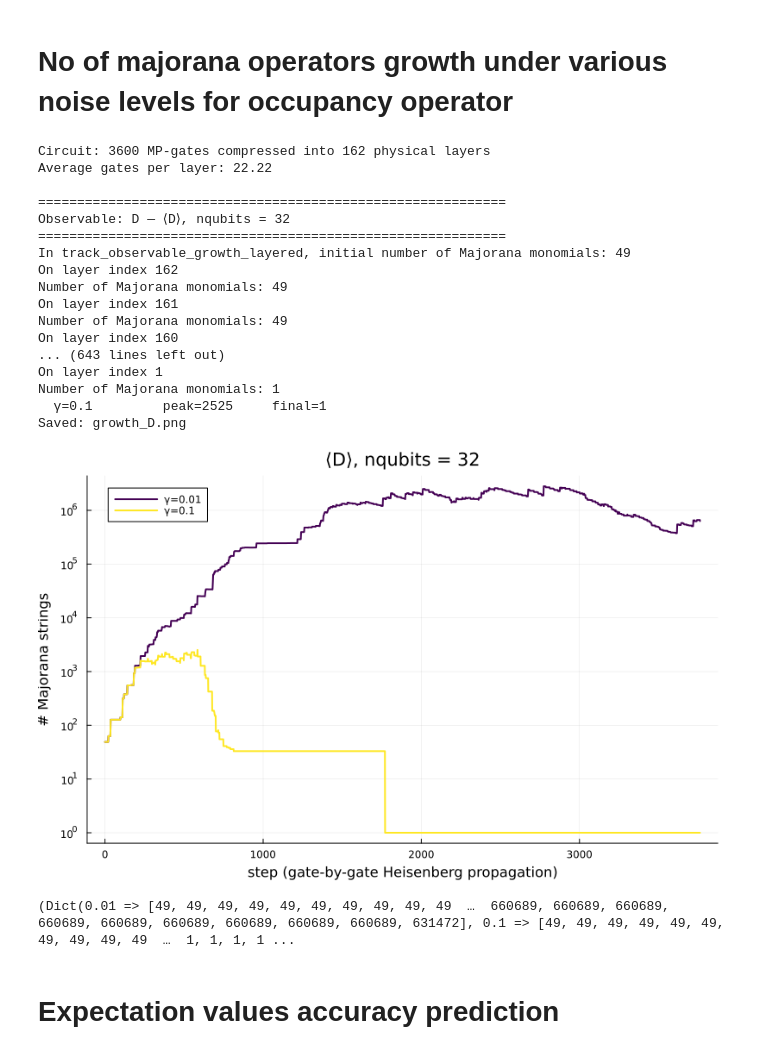
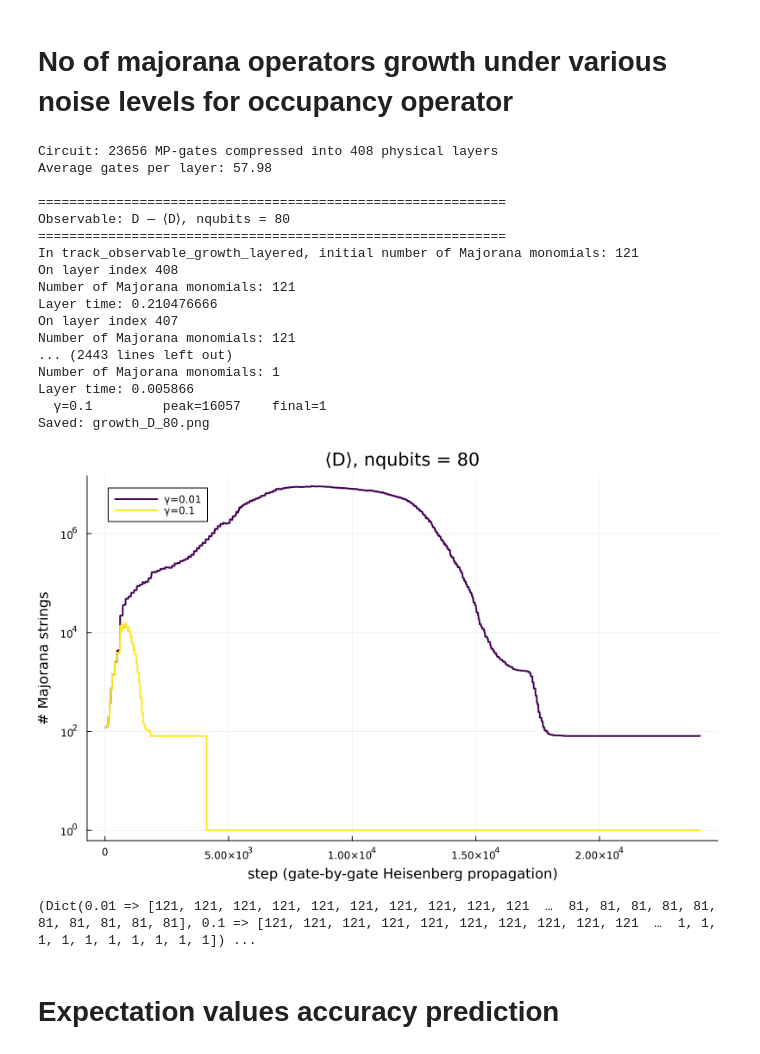
Before and after one commit to rmlarose/MajoranaPropagation.jl, a Jupyter notebook: src/simulate_ansatz.ipynb, the cells around one changed output. Drawn from its saved outputs; the diff is of its cells as text; code cells hidden in the pictures.

Commit message:
Add timing; 80 qubit circuit H chain results.

```diff
--- a/src/simulate_ansatz.ipynb
+++ b/src/simulate_ansatz.ipynb
@@ -23,0 +26,2 @@ using Printf
+# %%
+circuit_fname = "lucj_hchain_40_atoms.json"
@@ -516,7 +522,7 @@ end
 # Assumes the JSON file is in the same directory as this notebook.
 # If it isn't, pass the full path or adjust @__DIR__ accordingly.
 
-json_path = joinpath(@__DIR__, "lucj_params.json")
+json_path = joinpath(@__DIR__, circuit_fname)
 
 orbital_rotation_data, diag_mats_data, final_rotation_data, time, norb, nelectron =
     load_lucj_params(json_path)
@@ -1246,6 +1252,7 @@ function track_observable_growth_layered(gates, thetas, obs_builder, n_qubits;
     ngates = length(gates)
     # Heisenberg: walk layers in REVERSE order
     for layer_idx in length(layers):-1:1
+        start = time_ns()
         println("On layer index $layer_idx")
         # Apply all gates in this layer
         for k in layers[layer_idx]
@@ -1265,6 +1272,8 @@ function track_observable_growth_layered(gates, thetas, obs_builder, n_qubits;
             push!(sizes, length(obs))   # record post-noise size as its own data point
         end
         println("Number of Majorana monomials: $(length(obs))")
+        layer_time = (time_ns() - start) / 1e9
+        println("Layer time: $(layer_time) seconds")
     end
 
     return (sizes=sizes, n_layers=length(layers), n_fired_layers=n_fired)
@@ -1331,49 +1340,49 @@ function sweep_and_plot(
               label=label, color=color, linewidth=lw)
     end
 
-    fname = "$(fname_prefix)_$(obs_name).png"
+    fname = "$(fname_prefix)_$(obs_name)_$(n_qubits).png"
     savefig(plt, fname)
     println("Saved: $fname")
     display(plt)
 
     return curves, plt
 end
 
 
 # ══════════════════════════════════════════════════════════════════════
 # OBSERVABLE 1: Double Occupancy  (degree-4, sensitive to noise)
 # ══════════════════════════════════════════════════════════════════════
 gammas_D = [1e-2, 1e-1]  # [0.0, 1e-3 , 5e-3, 7e-3, 1e-2, 1.5e-2, 2e-2]
 
 curves_D, plt_D = sweep_and_plot(
     :D,
     () -> build_average_double_occupancy(norb),
     "⟨D⟩, nqubits = $n_qubits",
     gammas_D;
     min_abs_coeff = 1e-9,
     yaxis_scale   = :log10,
     legend_pos    = :topleft,
 )
 # %% [output]
-Circuit: 3600 MP-gates compressed into 162 physical layers
-Average gates per layer: 22.22
+Circuit: 23656 MP-gates compressed into 408 physical layers
+Average gates per layer: 57.98
 
 ============================================================
-Observable: D — ⟨D⟩, nqubits = 32
+Observable: D — ⟨D⟩, nqubits = 80
 ============================================================
-In track_observable_growth_layered, initial number of Majorana monomials: 49
-On layer index 162
-Number of Majorana monomials: 49
-On layer index 161
-Number of Majorana monomials: 49
-On layer index 160
-... (643 lines left out)
-On layer index 1
+In track_observable_growth_layered, initial number of Majorana monomials: 121
+On layer index 408
+Number of Majorana monomials: 121
+Layer time: 0.210476666
+On layer index 407
+Number of Majorana monomials: 121
+... (2443 lines left out)
 Number of Majorana monomials: 1
-  γ=0.1         peak=2525     final=1
-Saved: growth_D.png
+Layer time: 0.005866
+  γ=0.1         peak=16057    final=1
+Saved: growth_D_80.png
-[figure, old version]
+[figure, new version]
-(Dict(0.01 => [49, 49, 49, 49, 49, 49, 49, 49, 49, 49  …  660689, 660689, 660689, 660689, 660689, 660689, 660689, 660689, 660689, 631472], 0.1 => [49, 49, 49, 49, 49, 49, 49, 49, 49, 49  …  1, 1, 1, 1 ...
+(Dict(0.01 => [121, 121, 121, 121, 121, 121, 121, 121, 121, 121  …  81, 81, 81, 81, 81, 81, 81, 81, 81, 81], 0.1 => [121, 121, 121, 121, 121, 121, 121, 121, 121, 121  …  1, 1, 1, 1, 1, 1, 1, 1, 1, 1]) ...
 # %%
 # ══════════════════════════════════════════════════════════════════════
 # OBSERVABLE 3: NN Coherence  (degree-2, off-diagonal)
```
Also changed, not shown: parts of 5 cells of this notebook.
